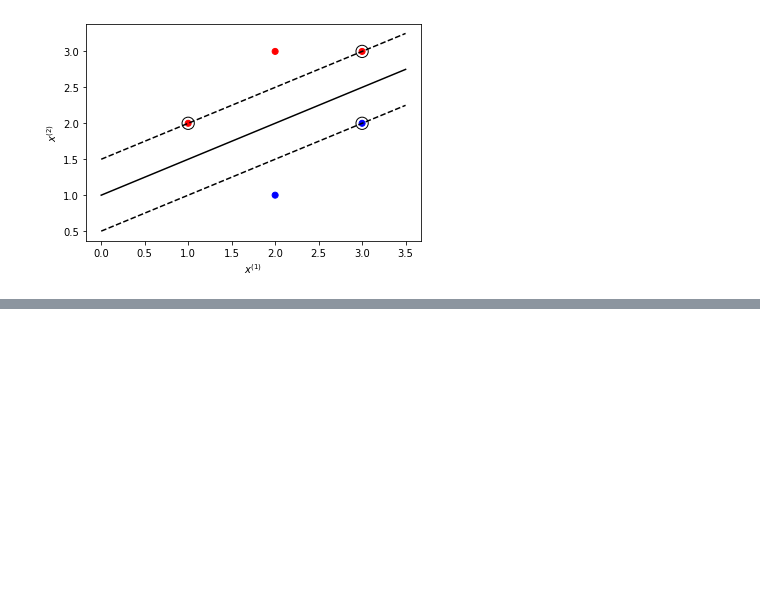
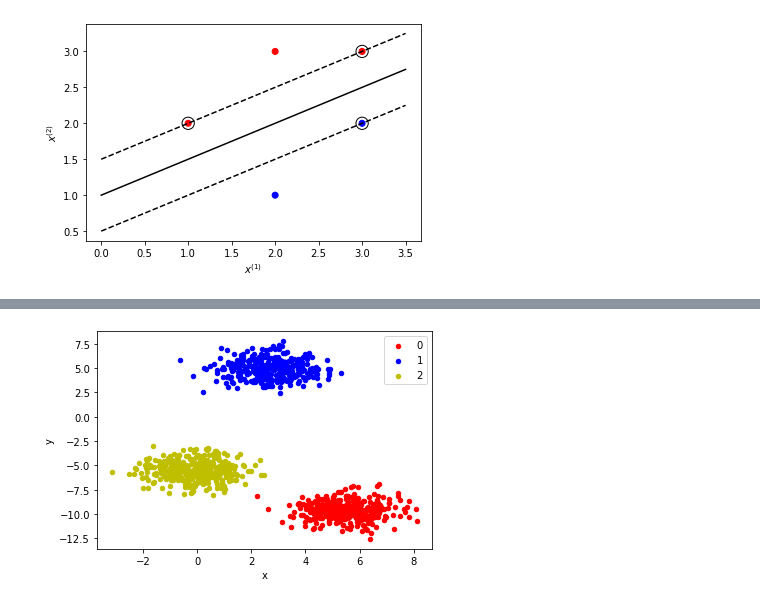
Before and after one commit to Felix-Chan-12/SLM-01, a Jupyter notebook: sklearn_ml.ipynb, the cells around one changed output, grey strips where cells are left out. Saved outputs shown, nothing was run; the diff lists cells and outputs as text; code cells hidden in the pictures; blank space fills up the shorter version.

```diff
--- a/sklearn_ml.ipynb
+++ b/sklearn_ml.ipynb
@@ -772,0 +1043,14 @@ plt.show()
+# %%
+# make_blobs: Generate isotropic Gaussian blobs for clustering. Of course, can also be used for classfication problem.
+from sklearn.datasets import make_blobs
+X, y = make_blobs(n_samples=1000, centers=3, n_features=2,random_state=10)
+
+# scatter plot, dots colored by class value
+df = pd.DataFrame(dict(x=X[:,0], y=X[:,1], label=y))
+colors = {0:'red', 1:'blue',2:'y'}
+fig, ax = plt.subplots()
+grouped = df.groupby('label')
+for key, group in grouped:
+    group.plot(ax=ax, kind='scatter', x='x', y='y', label=key, color=colors[key])
+# %% [output]
+[figure, added]
```
Also changed, not shown: parts of 18 cells of this notebook.
